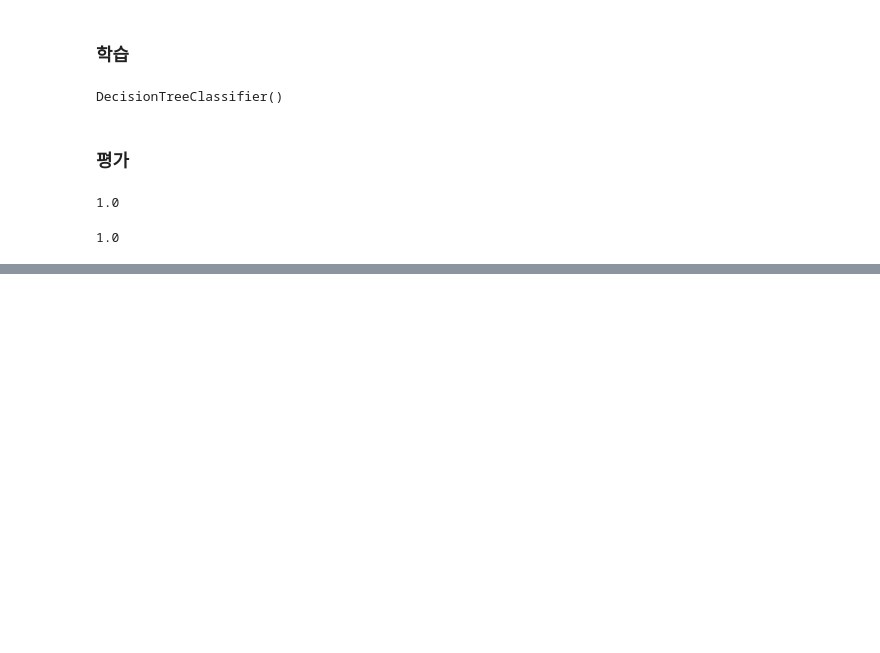
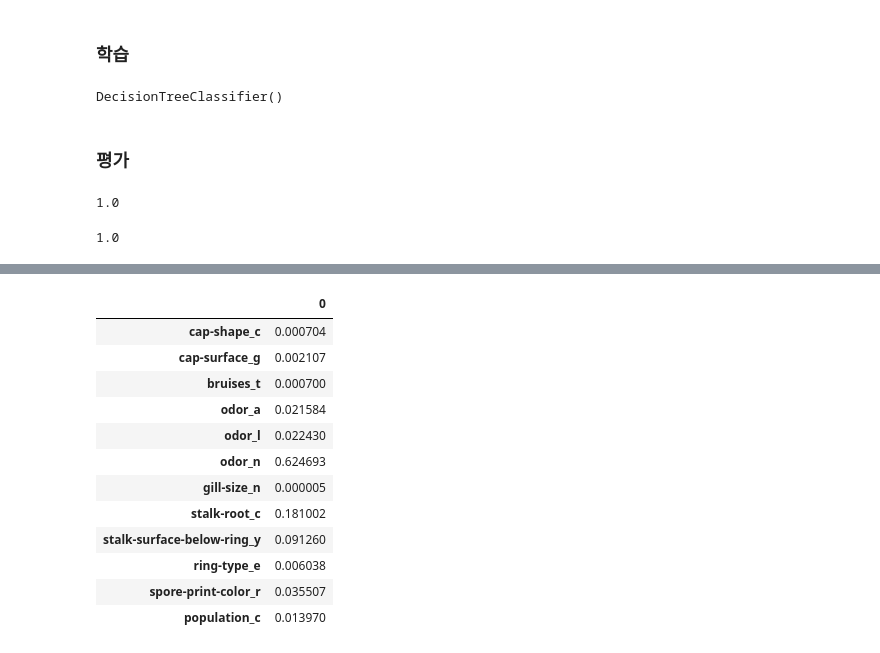
Before and after one commit to pass98/marchin, a Jupyter notebook: Machine_Learning/Ex04_Dicsion Tree 버섯 실습.ipynb, the cells around one changed output, grey strips where cells are left out. Drawn from its saved outputs; the diff is of its cells as text; code cells hidden in the pictures; blank space fills up the shorter version.

```diff
--- a/Machine_Learning/Ex04_Dicsion Tree 버섯 실습.ipynb
+++ b/Machine_Learning/Ex04_Dicsion Tree 버섯 실습.ipynb
@@ -186,7 +180,7 @@ X_onehot.head() #X_onehot에는 숫자형 데이터가 담겨있음. 원래 문
 # 문제 : X_onehot
 # 정답 : y
 from sklearn.model_selection import train_test_split
-X_train, X_test, y_train, y_test = train_test_split(X_onehot, y, test_size=0.3)
+X_train, X_test, y_train, y_test = train_test_split(X_onehot, y, test_size=0.7)
 # %%
 X_train.shape
 # %% [output]
@@ -214,0 +306,8 @@ tree_model.score(X_test, y_test)
+# %%
+# 사용한 특성의 중요도 확인
+fi = tree_model.feature_importances_
+fi
+# 117개에 대한 중요도를 표시
+# 0~ 1 사이의 값으로 표시
+# 전체 117개의 중요도 합이 1 ===> 총합이 1
+# 1에 가까울수록 중요한 특성
@@ -214,0 +342,7 @@ tree_model.score(X_test, y_test)
+# %%
+# 특성의 중요도를 확인하기 위해 데이터프레임의 형태로 변환
+df=pd.DataFrame(fi, index=X_onehot.columns)
+
+# 가장 많이 사용된 특성들만 확인해보기
+# 0이라는 컬럼을 기준으로 내림차순 정렬로 값 확인
+df.sort_values(by=0, ascending=False)
@@ -214,0 +363,19 @@ tree_model.score(X_test, y_test)
+# %%
+# 사용된 특성(중요도가 0이 아닌 특성들)만 보고싶다 -> 불리언인덱싱
+df[df[0] != 0]
+# 실제 버섯의 독성/식용 분류에 사용된 특성은 12개
+# 만약 시간이 부족해서 데이터를 줄여야 한다면 특성 중요도의 값이 작은 것부터 없애고 학습시킨다.
+# %% [output]
+|  | 0 |
+| cap-shape_c | 0.000704 |
+| cap-surface_g | 0.002107 |
+| bruises_t | 0.000700 |
+| odor_a | 0.021584 |
+| odor_l | 0.022430 |
+| odor_n | 0.624693 |
+| gill-size_n | 0.000005 |
+| stalk-root_c | 0.181002 |
+| stalk-surface-below-ring_y | 0.091260 |
+| ring-type_e | 0.006038 |
+| spore-print-color_r | 0.035507 |
+| population_c | 0.013970 |
```
Also changed, not shown: parts of 19 cells of this notebook, 3 other files.
